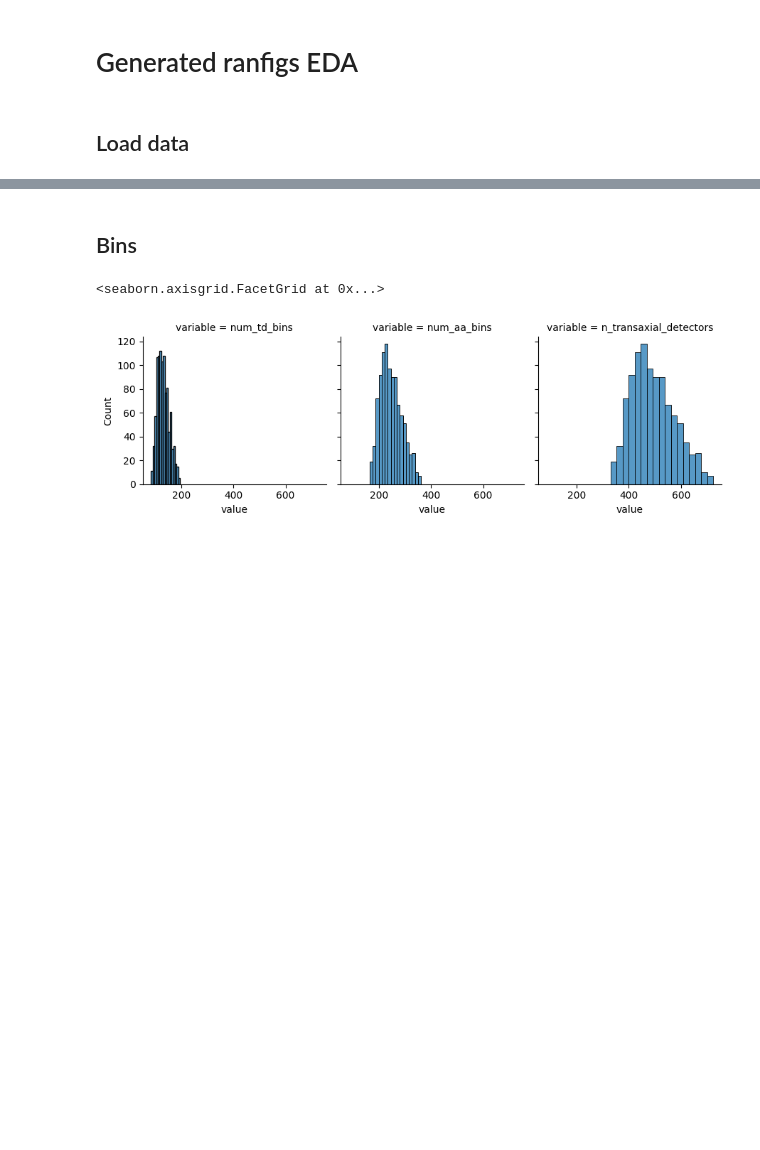
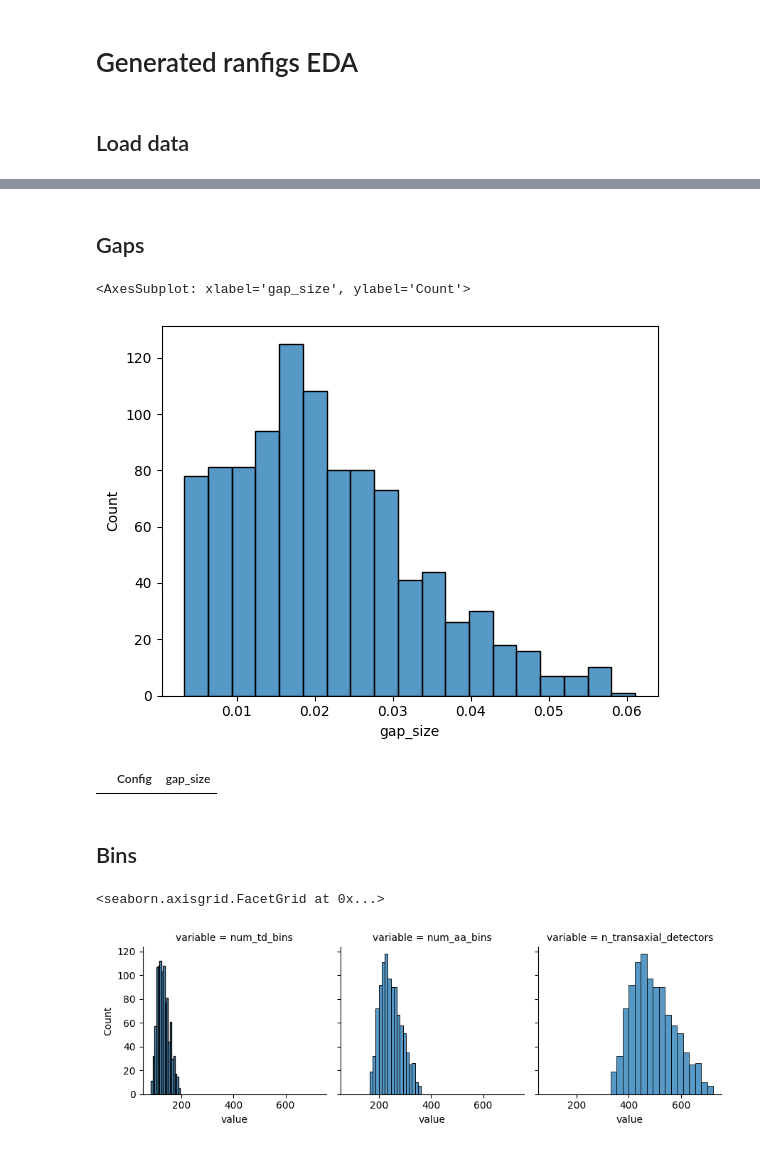
Before and after one commit to YerePhy/randfig, a Jupyter notebook: notebooks/2.0-jpm-generated-randfigs-eda.ipynb, the cells around one changed output, grey strips where cells are left out. Cells and saved outputs as stored; diff of their text form; code cells hidden in the pictures; blank space fills up the shorter version.

```diff
--- a/notebooks/2.0-jpm-generated-randfigs-eda.ipynb
+++ b/notebooks/2.0-jpm-generated-randfigs-eda.ipynb
@@ -21,5 +23,19 @@ for rcfg_file in RANDFIGS_FILEPATHS:
 # %%
 df = pd.DataFrame(r_cfgs)
+# %% [markdown]
+## Gaps
+# %%
+df.assign(gap_size = (df.axial_fov - (df.z_crystal_size * df.num_rings)) / (df.num_rings - 1))\
+    .pipe(sns.histplot, x="gap_size")
+# %% [output]
+<AxesSubplot: xlabel='gap_size', ylabel='Count'>
+[figure, added]
+# %%
+df.assign(gap_size = (df.axial_fov - (df.z_crystal_size * df.num_rings)) / (df.num_rings - 1))\
+.query("gap_size < 0")\
+.loc[:, ["Config", "gap_size"]]
+# %% [output]
+|  | Config | gap_size |
 # %% [markdown]
 ## Bins
 # %%
```
Also changed, not shown: parts of 1 cell of this notebook, 1 other file.
